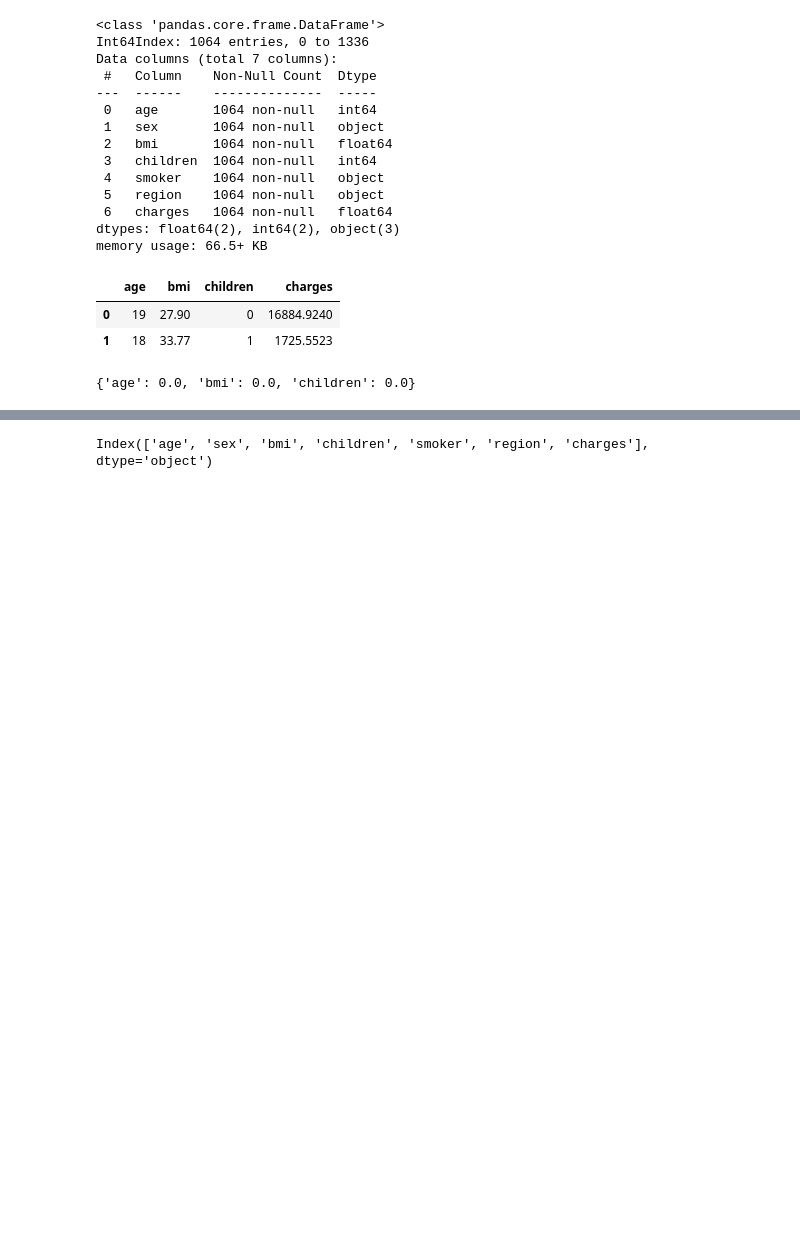
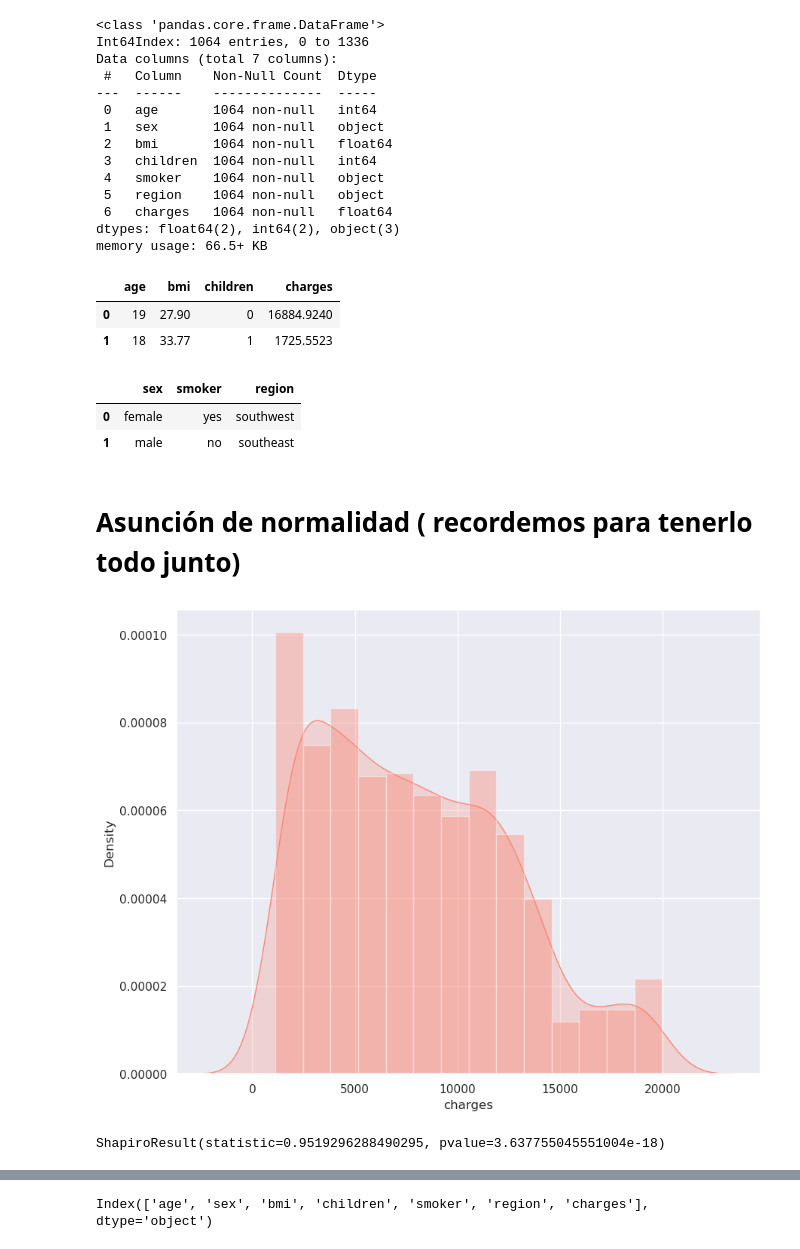
Before and after one commit to Adalab/DA-modulo-3-sprint-1-ana-anak, a Jupyter notebook: regresion-lineal/04-RL-ML-Asunciones.ipynb, the cells around one changed output, grey strips where cells are left out. Drawn from its saved outputs; the diff is of its cells as text; code cells hidden in the pictures; blank space fills up the shorter version.

```diff
--- a/regresion-lineal/04-RL-ML-Asunciones.ipynb
+++ b/regresion-lineal/04-RL-ML-Asunciones.ipynb
@@ -106,4 +76,24 @@ for col in numericas_col:
-# %%
-resultados
-# %% [output]
-{'age': 0.0, 'bmi': 0.0, 'children': 0.0}
+# %%
+categoricas= df.select_dtypes(include='object')
+categoricas.head(2)
+# %% [output]
+|  | sex | smoker | region |
+| 0 | female | yes | southwest |
+| 1 | male | no | southeast |
+# %% [markdown]
+# Asunción de normalidad ( recordemos para tenerlo todo junto)
+# %%
+# primero lo hacemos visualmente
+sns.set(style="ticks")
+sns.set_style("darkgrid")
+sns.distplot(
+    df["charges"],
+    color = "#fa8775",
+    kde_kws = {"shade": True, "linewidth": 1});
+# %% [output]
+[figure, added]
+# %%
+# Analiticamente
+stats.shapiro(df["charges"])
+# %% [output]
+ShapiroResult(statistic=0.9519296288490295, pvalue=3.637755045551004e-18)
```
Also changed, not shown: parts of 55 cells of this notebook, 25 other files.
